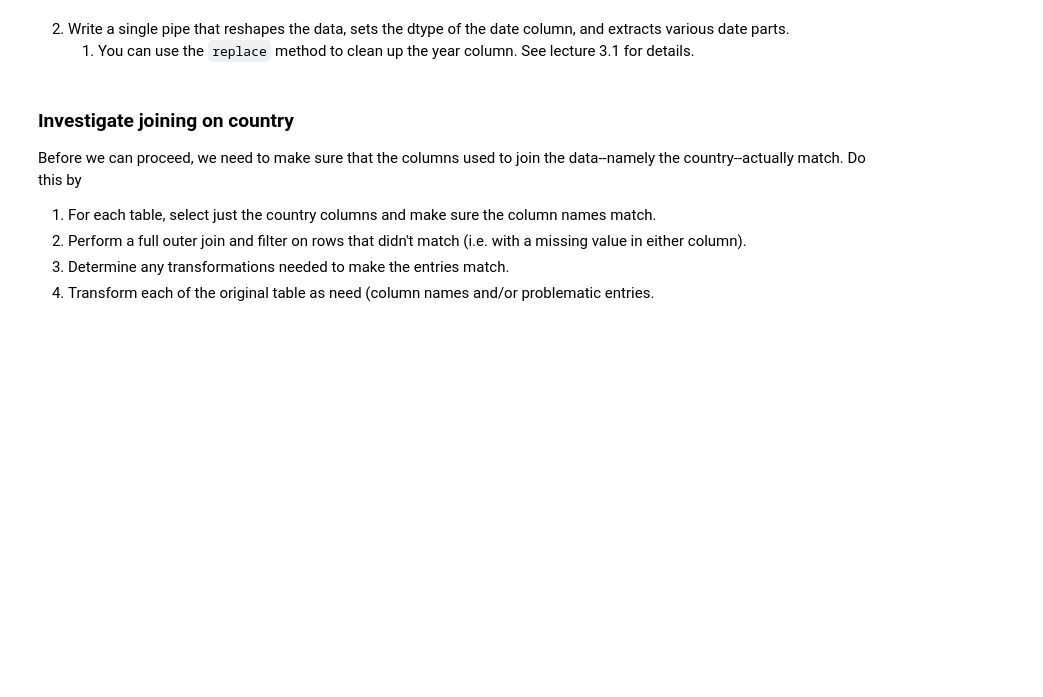
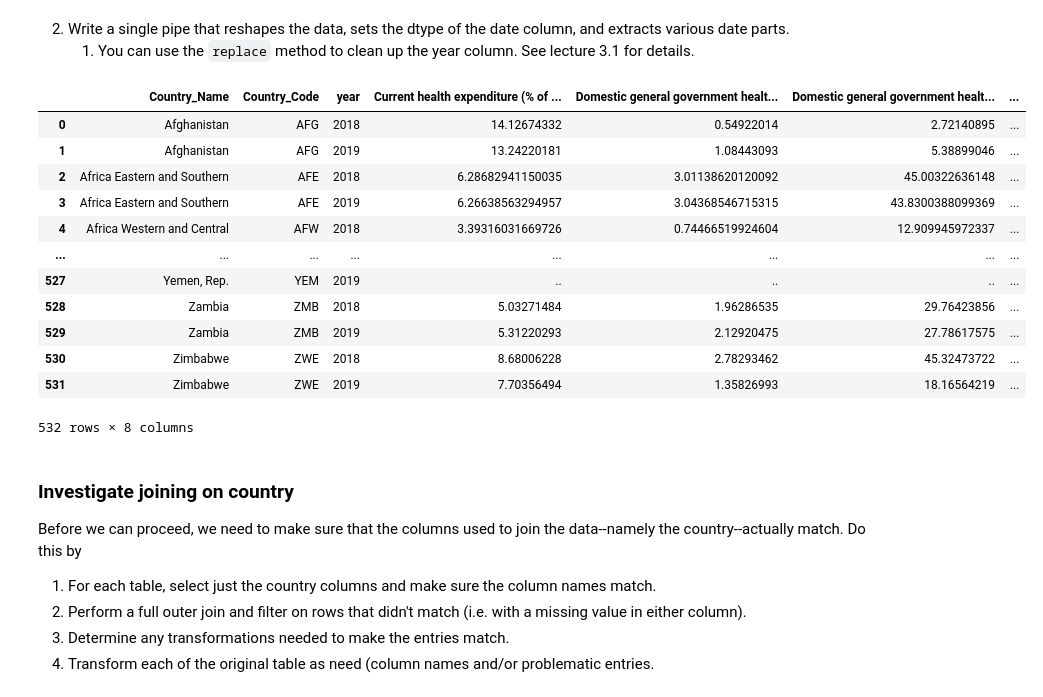
Before and after one commit to mclellanw00/activity_2_5_COVID_and_World_Bank_Data, a Jupyter notebook: act2_6_working_w_COVID19_and_World_Bank_Data.ipynb, the cells around one changed output. Saved outputs shown, nothing was run; the diff lists cells and outputs as text; code cells hidden in the pictures; blank space fills up the shorter version.

```diff
--- a/act2_6_working_w_COVID19_and_World_Bank_Data.ipynb
+++ b/act2_6_working_w_COVID19_and_World_Bank_Data.ipynb
@@ -95,2 +97,4 @@ Use pandas and dfply to perform each of the following.
 # %%
 # Code for loading and inspecting the CSV
+world_dev = pd.read_csv("/home/wil/activity_2_5_COVID_and_World_Bank_Data/data/world_development_data.csv") >> fix_names
+world_dev.head()
@@ -104,3 +117,30 @@ Use pandas and dfply to perform each of the following.
+# %%
+year_reshape = (world_dev
+              >> select(~X.Series_Code)
+              >> gather('year', 'value', columns_from('_2018_YR2018'), add_id = True)
+              >> filter_by(X._ID < 1330)
+              >> select(~X._ID)
+              >> spread(X.Series_Name, X.value)
+              >> mutate(year = X.year.str.replace('_2018_YR2018', '2018'))
+              >> mutate(year = X.year.str.replace('_2019_YR2019', '2019'))
+              >> mutate(year = X.year.astype('datetime64'))
+              >> mutate(year = X.year.dt.year)
+              )
+year_reshape
+# %% [output]
+|  | Country_Name | Country_Code | year | Current health expenditure (% of ... | Domestic general government healt... | Domestic general government healt... | ... |
+| 0 | Afghanistan | AFG | 2018 | 14.12674332 | 0.54922014 | 2.72140895 | ... |
+| 1 | Afghanistan | AFG | 2019 | 13.24220181 | 1.08443093 | 5.38899046 | ... |
+| 2 | Africa Eastern and Southern | AFE | 2018 | 6.28682941150035 | 3.01138620120092 | 45.00322636148 | ... |
+| 3 | Africa Eastern and Southern | AFE | 2019 | 6.26638563294957 | 3.04368546715315 | 43.8300388099369 | ... |
+| 4 | Africa Western and Central | AFW | 2018 | 3.39316031669726 | 0.74466519924604 | 12.909945972337 | ... |
+| ... | ... | ... | ... | ... | ... | ... | ... |
+| 527 | Yemen, Rep. | YEM | 2019 | .. | .. | .. | ... |
+| 528 | Zambia | ZMB | 2018 | 5.03271484 | 1.96286535 | 29.76423856 | ... |
+| 529 | Zambia | ZMB | 2019 | 5.31220293 | 2.12920475 | 27.78617575 | ... |
+| 530 | Zimbabwe | ZWE | 2018 | 8.68006228 | 2.78293462 | 45.32473722 | ... |
+| 531 | Zimbabwe | ZWE | 2019 | 7.70356494 | 1.35826993 | 18.16564219 | ... |
+532 rows × 8 columns
 # %% [markdown]
 ### Investigate joining on country
 
```
Also changed, not shown: parts of 7 cells of this notebook.
